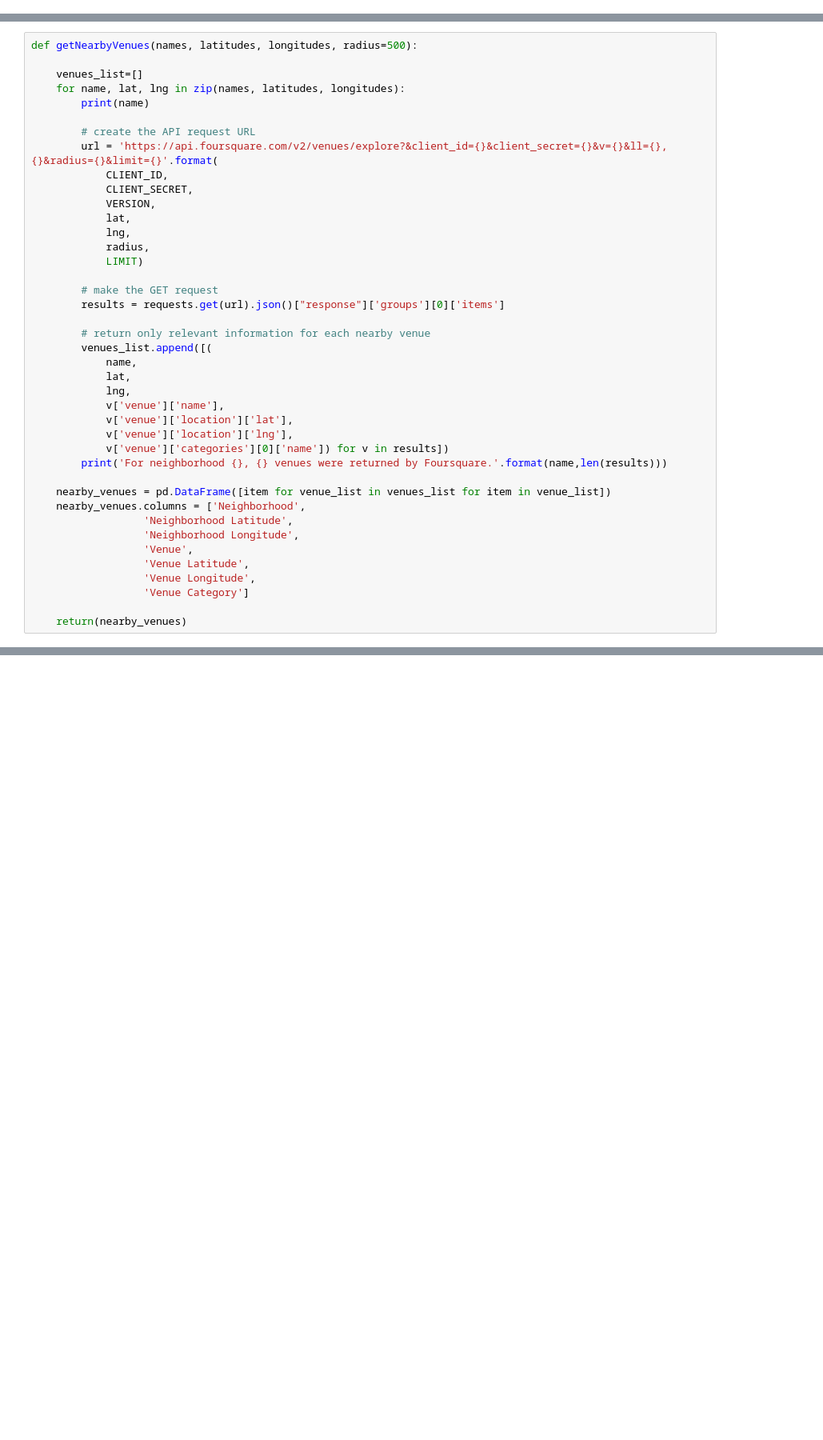
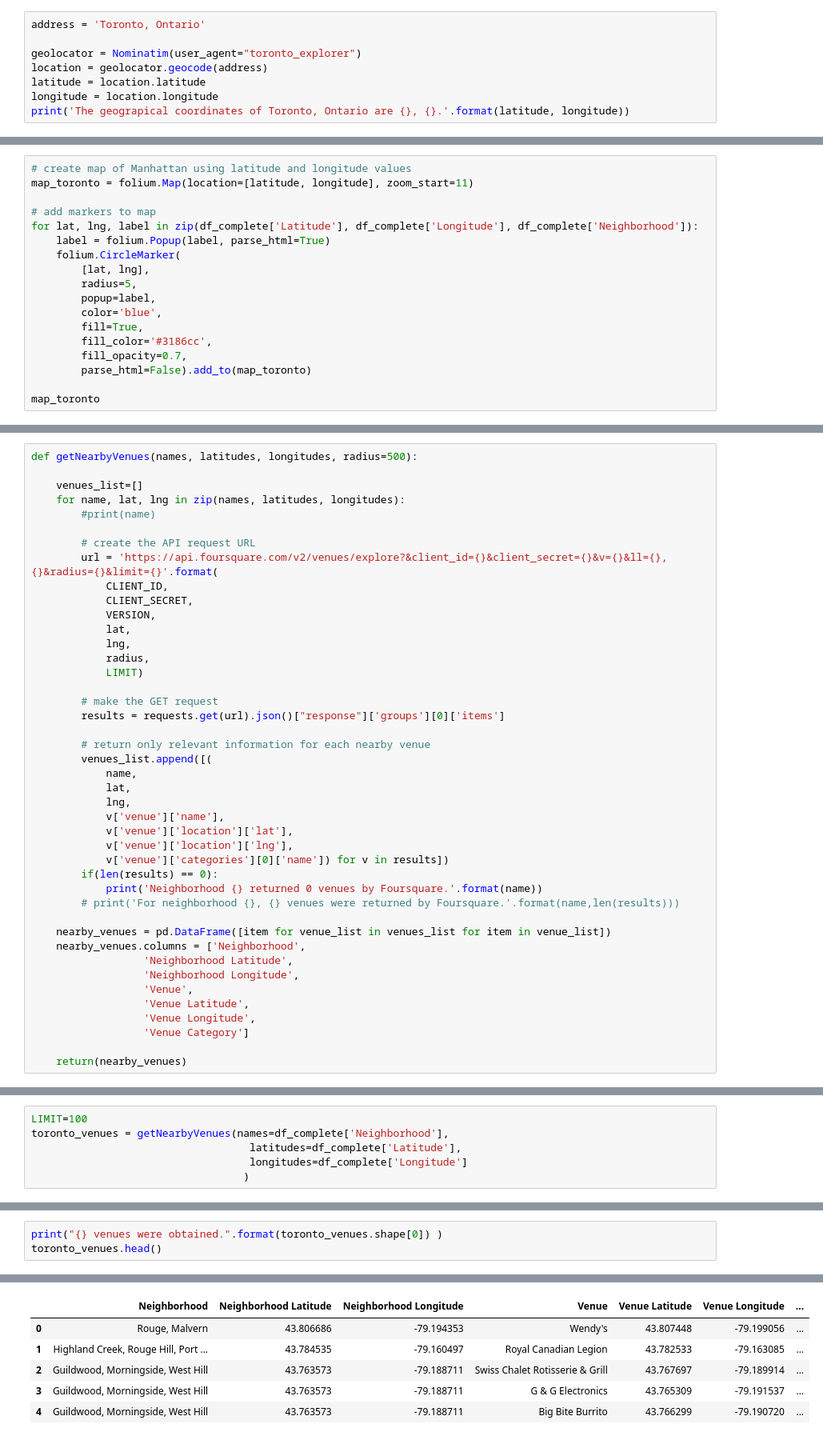
Before and after one commit to filipesmg/Coursera_Capstone, a Jupyter notebook: Toronto_Database.ipynb, the cells around one changed output, grey strips where cells are left out. Shown: that part at 80% size. Cells and saved outputs as stored; diff of their text form; blank space fills up the shorter version.

```diff
--- a/Toronto_Database.ipynb
+++ b/Toronto_Database.ipynb
@@ -131,0 +182,8 @@ df_complete.head()
+# %%
+address = 'Toronto, Ontario'
+
+geolocator = Nominatim(user_agent="toronto_explorer")
+location = geolocator.geocode(address)
+latitude = location.latitude
+longitude = location.longitude
+print('The geograpical coordinates of Toronto, Ontario are {}, {}.'.format(latitude, longitude))
@@ -131,0 +192,18 @@ df_complete.head()
+# %%
+# create map of Manhattan using latitude and longitude values
+map_toronto = folium.Map(location=[latitude, longitude], zoom_start=11)
+
+# add markers to map
+for lat, lng, label in zip(df_complete['Latitude'], df_complete['Longitude'], df_complete['Neighborhood']):
+    label = folium.Popup(label, parse_html=True)
+    folium.CircleMarker(
+        [lat, lng],
+        radius=5,
+        popup=label,
+        color='blue',
+        fill=True,
+        fill_color='#3186cc',
+        fill_opacity=0.7,
+        parse_html=False).add_to(map_toronto)
+
+map_toronto
@@ -136,7 +230,7 @@ def getNearbyVenues(names, latitudes, longitudes, radius=500):
 
     venues_list=[]
     for name, lat, lng in zip(names, latitudes, longitudes):
-        print(name)
+        #print(name)
 
         # create the API request URL
         url = 'https://api.foursquare.com/v2/venues/explore?&client_id={}&client_secret={}&v={}&ll={},{}&radius={}&limit={}'.format(
@@ -160,7 +254,9 @@ def getNearbyVenues(names, latitudes, longitudes, radius=500):
             v['venue']['location']['lat'],
             v['venue']['location']['lng'],
             v['venue']['categories'][0]['name']) for v in results])
-        print('For neighborhood {}, {} venues were returned by Foursquare.'.format(name,len(results)))
+        if(len(results) == 0):
+            print('Neighborhood {} returned 0 venues by Foursquare.'.format(name))
+        # print('For neighborhood {}, {} venues were returned by Foursquare.'.format(name,len(results)))
 
     nearby_venues = pd.DataFrame([item for venue_list in venues_list for item in venue_list])
     nearby_venues.columns = ['Neighborhood',
@@ -174,0 +273,6 @@ def getNearbyVenues(names, latitudes, longitudes, radius=500):
+# %%
+LIMIT=100
+toronto_venues = getNearbyVenues(names=df_complete['Neighborhood'],
+                                   latitudes=df_complete['Latitude'],
+                                   longitudes=df_complete['Longitude']
+                                  )
@@ -174,0 +288,4 @@ def getNearbyVenues(names, latitudes, longitudes, radius=500):
+# %%
+print("{} venues were obtained.".format(toronto_venues.shape[0]) )
+toronto_venues.head()
+# %% [output]
@@ -174,0 +293,6 @@ def getNearbyVenues(names, latitudes, longitudes, radius=500):
+|  | Neighborhood | Neighborhood Latitude | Neighborhood Longitude | Venue | Venue Latitude | Venue Longitude | ... |
+| 0 | Rouge, Malvern | 43.806686 | -79.194353 | Wendy's | 43.807448 | -79.199056 | ... |
+| 1 | Highland Creek, Rouge Hill, Port ... | 43.784535 | -79.160497 | Royal Canadian Legion | 43.782533 | -79.163085 | ... |
+| 2 | Guildwood, Morningside, West Hill | 43.763573 | -79.188711 | Swiss Chalet Rotisserie & Grill | 43.767697 | -79.189914 | ... |
+| 3 | Guildwood, Morningside, West Hill | 43.763573 | -79.188711 | G & G Electronics | 43.765309 | -79.191537 | ... |
+| 4 | Guildwood, Morningside, West Hill | 43.763573 | -79.188711 | Big Bite Burrito | 43.766299 | -79.190720 | ... |
```
Also changed, not shown: parts of 51 cells of this notebook.
